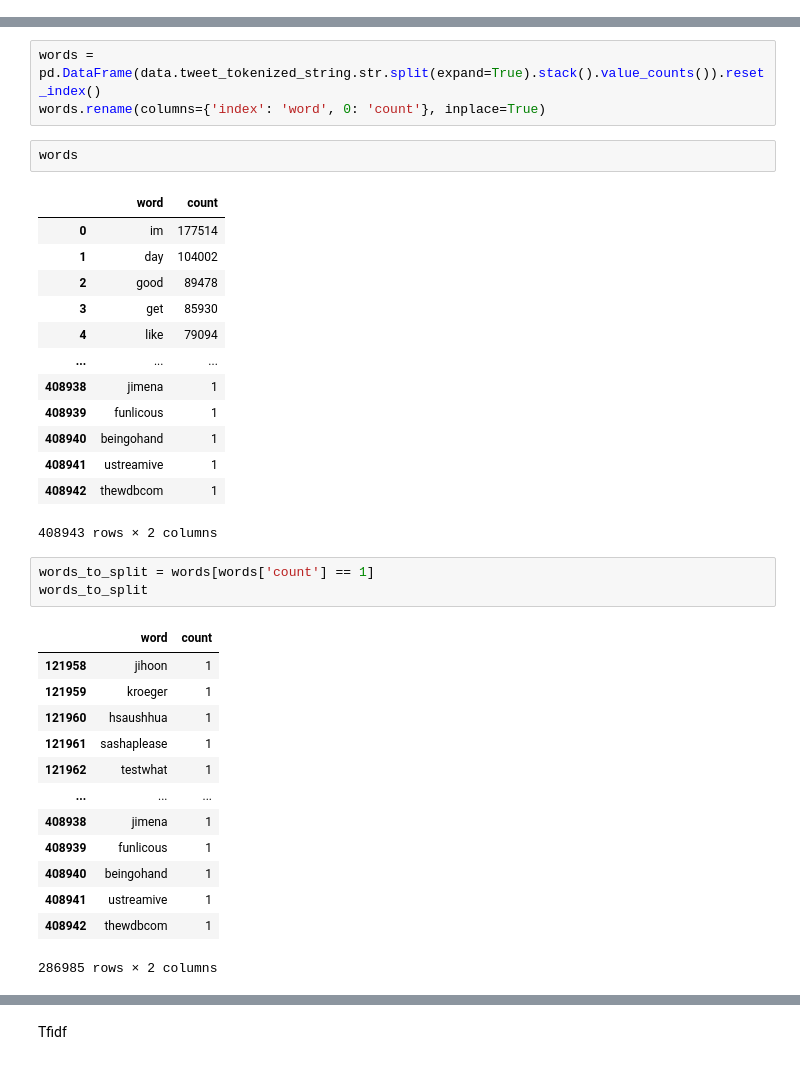
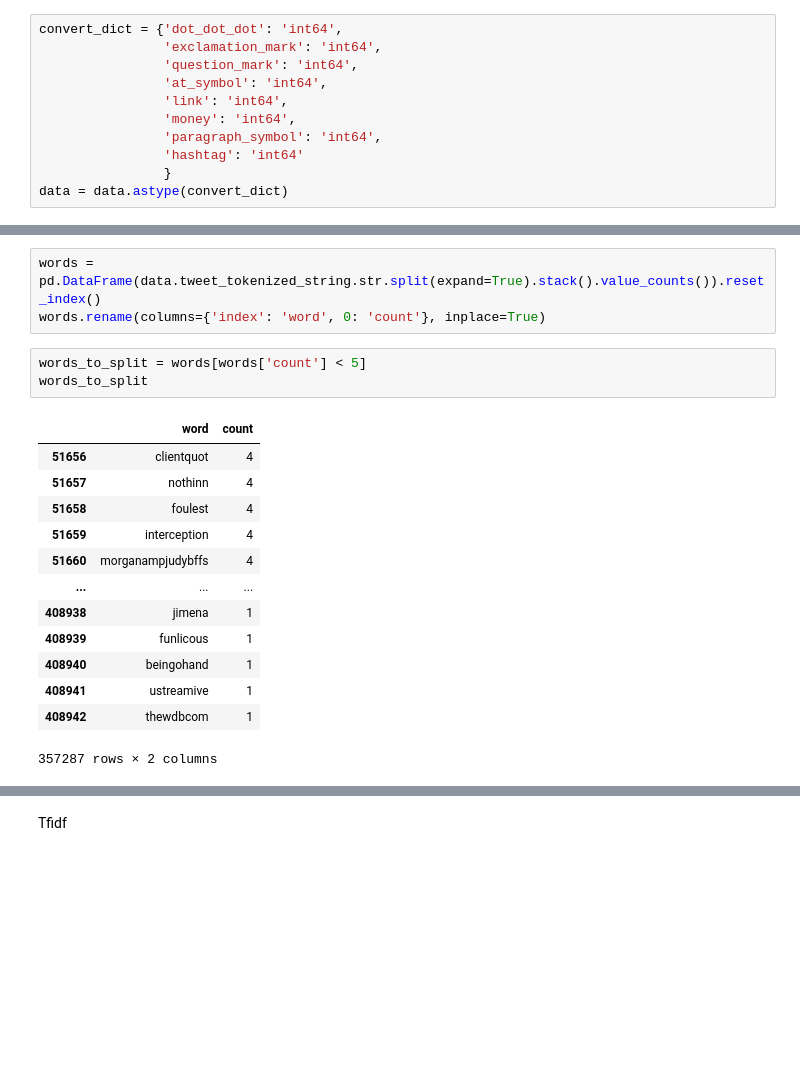
Before and after one commit to DavidStein7/marketing_analytics_project, a Jupyter notebook: Notebooks/data_preparation.ipynb, the cells around one changed output, grey strips where cells are left out. Saved outputs shown, nothing was run; the diff lists cells and outputs as text; blank space fills up the shorter version.

Commit message:
delete Words, prepare matrices, first model

```diff
--- a/Notebooks/data_preparation.ipynb
+++ b/Notebooks/data_preparation.ipynb
@@ -110,6 +110,17 @@ data.head()
 | 2 | 0 | 1467810917 | mattycus | @Kenichan I dived many times for ... | 2009-04-06 22:19:53 | 2009 | 4 | 0 | 22:19:53 | 22 | ... |
 | 3 | 0 | 1467811184 | ElleCTF | my whole body feels itchy and lik... | 2009-04-06 22:19:57 | 2009 | 4 | 0 | 22:19:57 | 22 | ... |
 | 4 | 0 | 1467811193 | Karoli | @nationwideclass no, it's not beh... | 2009-04-06 22:19:57 | 2009 | 4 | 0 | 22:19:57 | 22 | ... |
+# %%
+convert_dict = {'dot_dot_dot': 'int64',
+                'exclamation_mark': 'int64',
+                'question_mark': 'int64',
+                'at_symbol': 'int64',
+                'link': 'int64',
+                'money': 'int64',
+                'paragraph_symbol': 'int64',
+                'hashtag': 'int64'
+                }
+data = data.astype(convert_dict)
 # %%
 #nltk.download('stopwords')
 stopword = nltk.corpus.stopwords.words('english') #Create a list of english stopwords from nltk
@@ -270,39 +279,23 @@ data
 # %%
 words = pd.DataFrame(data.tweet_tokenized_string.str.split(expand=True).stack().value_counts()).reset_index()
 words.rename(columns={'index': 'word', 0: 'count'}, inplace=True)
-# %%
-words
-# %% [output]
-|  | word | count |
-| 0 | im | 177514 |
-| 1 | day | 104002 |
-| 2 | good | 89478 |
-| 3 | get | 85930 |
-| 4 | like | 79094 |
-| ... | ... | ... |
-| 408938 | jimena | 1 |
-| 408939 | funlicous | 1 |
-| 408940 | beingohand | 1 |
-| 408941 | ustreamive | 1 |
-| 408942 | thewdbcom | 1 |
-408943 rows × 2 columns
 # %%
-words_to_split = words[words['count'] == 1]
+words_to_split = words[words['count'] < 5]
 words_to_split
 # %% [output]
 |  | word | count |
-| 121958 | jihoon | 1 |
-| 121959 | kroeger | 1 |
-| 121960 | hsaushhua | 1 |
-| 121961 | sashaplease | 1 |
-| 121962 | testwhat | 1 |
+| 51656 | clientquot | 4 |
+| 51657 | nothinn | 4 |
+| 51658 | foulest | 4 |
+| 51659 | interception | 4 |
+| 51660 | morganampjudybffs | 4 |
 | ... | ... | ... |
 | 408938 | jimena | 1 |
 | 408939 | funlicous | 1 |
 | 408940 | beingohand | 1 |
 | 408941 | ustreamive | 1 |
 | 408942 | thewdbcom | 1 |
-286985 rows × 2 columns
+357287 rows × 2 columns
 # %%
 words_to_split_list = words_to_split['word'].tolist()
 words_to_split_list
```
Also changed, not shown: parts of 45 cells of this notebook.
